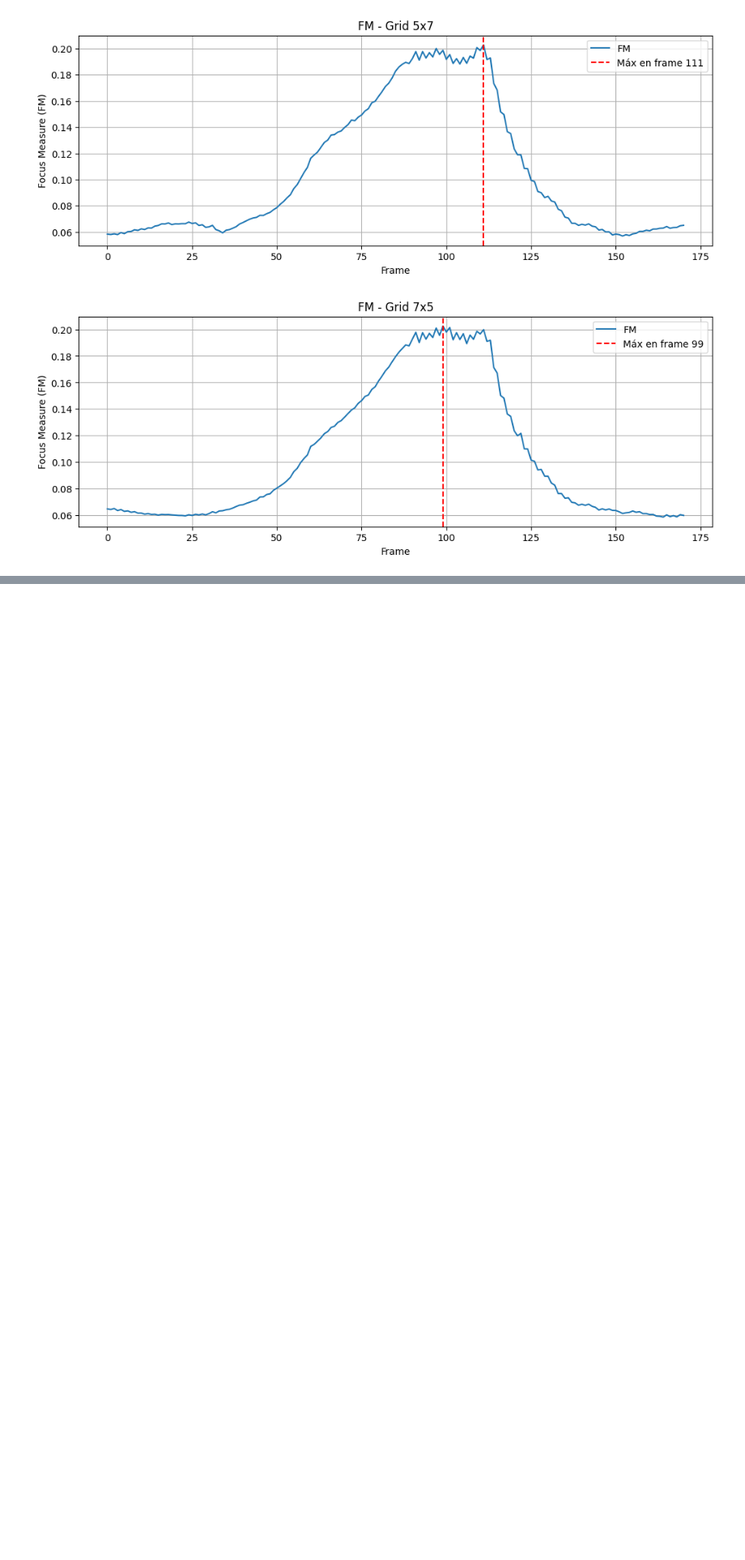
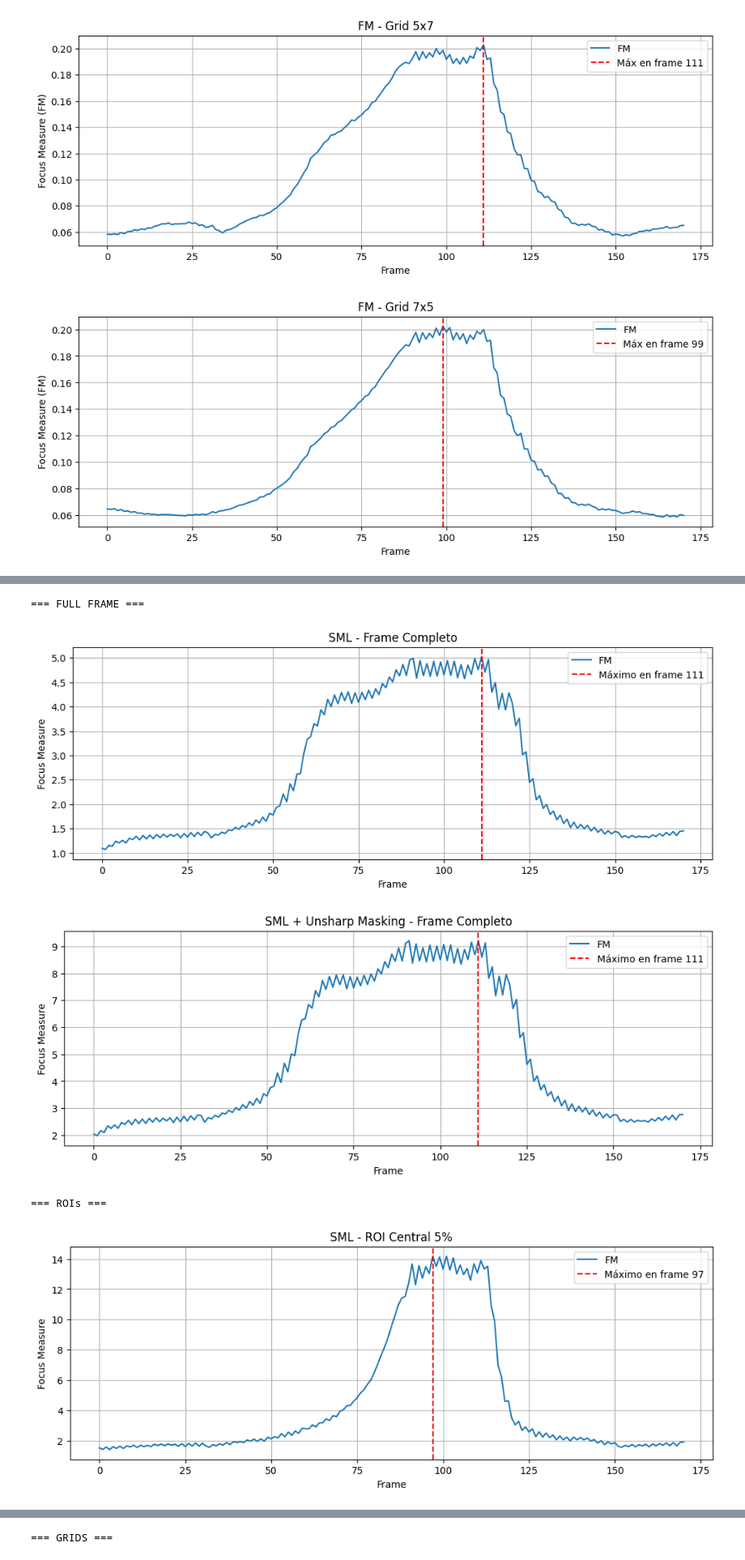
Before and after one commit to ArielMatC/ceia-computer-vision-1, a Jupyter notebook: TP2/tp2.ipynb, the cells around one changed output, grey strips where cells are left out. Shown at 81% size. Drawn from its saved outputs; the diff is of its cells as text; code cells hidden in the pictures; blank space fills up the shorter version.

```diff
--- a/TP2/tp2.ipynb
+++ b/TP2/tp2.ipynb
@@ -267,0 +334,13 @@ idx_7x5 = plot_metric(metrics_grid_7x5, "FM - Grid 7x5")
+# %%
+def focus_measure_sml(gray):
+
+    gray = gray.astype(np.float32)
+
+    MLx = np.abs(gray[:, 2:] - 2 * gray[:, 1:-1] + gray[:, :-2])
+    MLy = np.abs(gray[2:, :] - 2 * gray[1:-1, :] + gray[:-2, :])
+
+    h = min(MLx.shape[0], MLy.shape[0])
+    w = min(MLx.shape[1], MLy.shape[1])
+
+    ML = MLx[:h, :w] + MLy[:h, :w]
+    return np.sum(ML) / (gray.size)
@@ -267,0 +453,42 @@ idx_7x5 = plot_metric(metrics_grid_7x5, "FM - Grid 7x5")
+# %%
+def plot_metric(values, title):
+    plt.figure(figsize=(12, 4))
+    plt.plot(values, label="FM")
+    idx_max = np.argmax(values)
+    plt.axvline(idx_max, color='red', linestyle='--', label=f"Máximo en frame {idx_max}")
+    plt.title(title)
+    plt.xlabel("Frame")
+    plt.ylabel("Focus Measure")
+    plt.legend()
+    plt.grid(True)
+    plt.show()
+    return idx_max
+
+# 1) FULL FRAME
+print("=== FULL FRAME ===")
+idx_sml_full = plot_metric(metrics_sml_full, "SML - Frame Completo")
+idx_sml_um_full = plot_metric(metrics_sml_um_full, "SML + Unsharp Masking - Frame Completo")
+
+# 2) ROIs
+print("=== ROIs ===")
+idx_sml_roi5 = plot_metric(metrics_sml_roi_5, "SML - ROI Central 5%")
+idx_sml_roi10 = plot_metric(metrics_sml_roi_10, "SML - ROI Central 10%")
+
+idx_sml_um_roi5 = plot_metric(metrics_sml_um_roi_5, "SML + UM - ROI Central 5%")
+idx_sml_um_roi10 = plot_metric(metrics_sml_um_roi_10, "SML + UM - ROI Central 10%")
+
+# 3) GRIDS
+print("=== GRIDS ===")
+idx_sml_grid_3x3 = plot_metric(metrics_sml_grid_3x3, "SML - Grid 3x3")
+idx_sml_grid_5x7 = plot_metric(metrics_sml_grid_5x7, "SML - Grid 5x7")
+idx_sml_grid_7x5 = plot_metric(metrics_sml_grid_7x5, "SML - Grid 7x5")
+
+idx_sml_um_grid_3x3 = plot_metric(metrics_sml_um_grid_3x3, "SML + UM - Grid 3x3")
+idx_sml_um_grid_5x7 = plot_metric(metrics_sml_um_grid_5x7, "SML + UM - Grid 5x7")
+idx_sml_um_grid_7x5 = plot_metric(metrics_sml_um_grid_7x5, "SML + UM - Grid 7x5")
+# %% [output]
+=== FULL FRAME ===
+[figure, added]
+[figure, added]
+=== ROIs ===
+[figure, added]
@@ -267,0 +498 @@ idx_7x5 = plot_metric(metrics_grid_7x5, "FM - Grid 7x5")
+=== GRIDS ===
```
Also changed, not shown: parts of 13 cells of this notebook.
